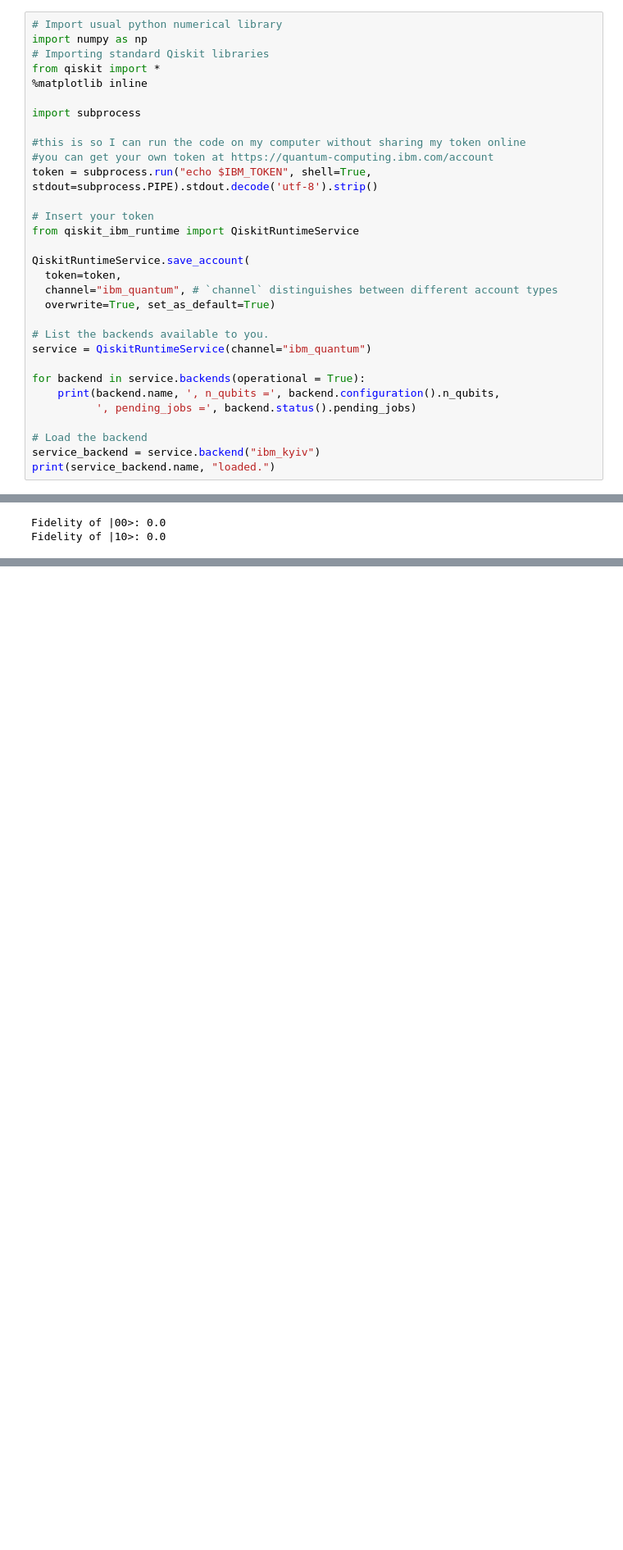
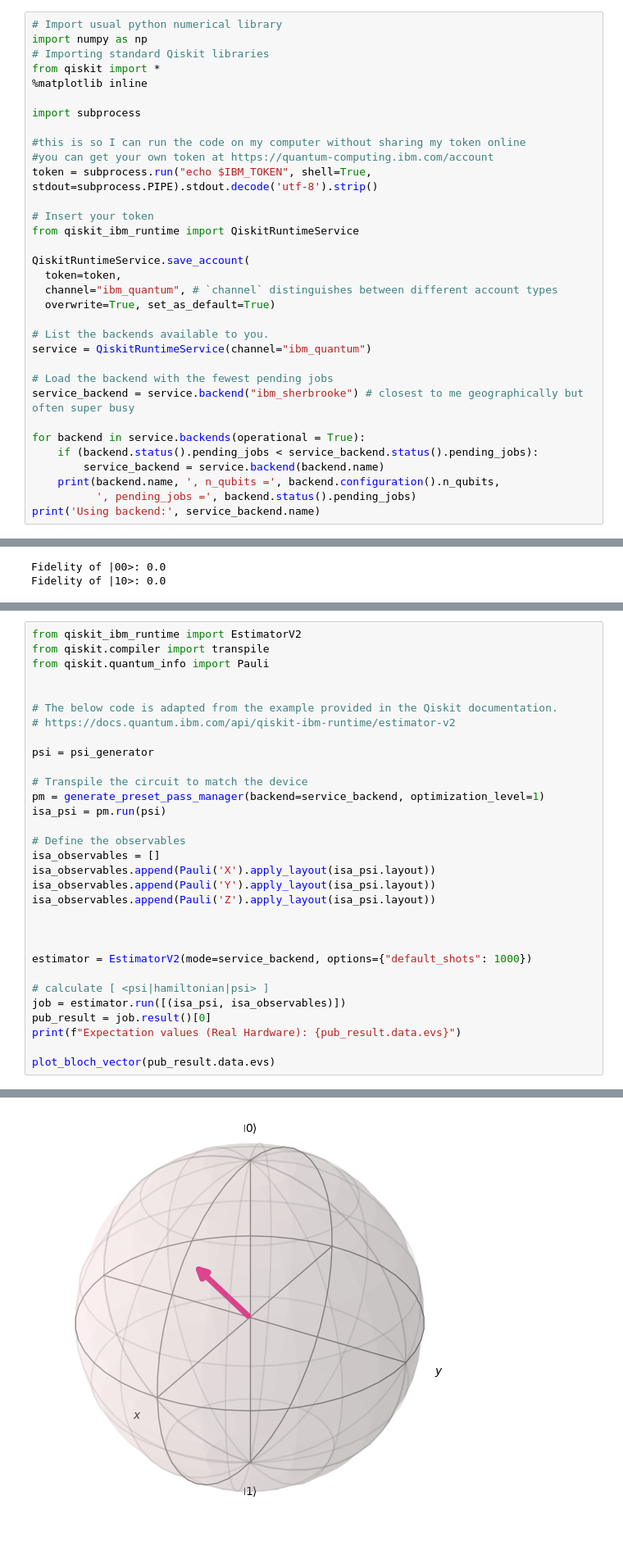
Before and after one commit to isaac-preyser/PHYS223, a Jupyter notebook: assignments/a5/a5.ipynb, the cells around one changed output, grey strips where cells are left out. Shown at 82% size. Cells and saved outputs as stored; diff of their text form; blank space fills up the shorter version.

```diff
--- a/assignments/a5/a5.ipynb
+++ b/assignments/a5/a5.ipynb
@@ -36,11 +36,13 @@ QiskitRuntimeService.save_account(
 # List the backends available to you.
 service = QiskitRuntimeService(channel="ibm_quantum")
 
+# Load the backend with the fewest pending jobs
+service_backend = service.backend("ibm_sherbrooke") # closest to me geographically but often super busy
+
 for backend in service.backends(operational = True):
+    if (backend.status().pending_jobs < service_backend.status().pending_jobs):
+        service_backend = service.backend(backend.name)
     print(backend.name, ', n_qubits =', backend.configuration().n_qubits,
           ', pending_jobs =', backend.status().pending_jobs)
-
-# Load the backend
-service_backend = service.backend("ibm_kyiv")
-print(service_backend.name, "loaded.")
+print('Using backend:', service_backend.name)
 # %% [output]
@@ -395,0 +426,32 @@ Expectation values: 0.7071067811865476 0.0 0.7071067811865475
+# %%
+from qiskit_ibm_runtime import EstimatorV2
+from qiskit.compiler import transpile
+from qiskit.quantum_info import Pauli
+
+
+# The below code is adapted from the example provided in the Qiskit documentation.
+# https://docs.quantum.ibm.com/api/qiskit-ibm-runtime/estimator-v2
+
+psi = psi_generator
+
+# Transpile the circuit to match the device
+pm = generate_preset_pass_manager(backend=service_backend, optimization_level=1)
+isa_psi = pm.run(psi)
+
+# Define the observables
+isa_observables = []
+isa_observables.append(Pauli('X').apply_layout(isa_psi.layout))
+isa_observables.append(Pauli('Y').apply_layout(isa_psi.layout))
+isa_observables.append(Pauli('Z').apply_layout(isa_psi.layout))
+
+
+
+estimator = EstimatorV2(mode=service_backend, options={"default_shots": 1000})
+
+# calculate [ <psi|hamiltonian|psi> ]
+job = estimator.run([(isa_psi, isa_observables)])
+pub_result = job.result()[0]
+print(f"Expectation values (Real Hardware): {pub_result.data.evs}")
+
+plot_bloch_vector(pub_result.data.evs)
+# %% [output]
@@ -395,0 +459 @@ Expectation values: 0.7071067811865476 0.0 0.7071067811865475
+[figure, added]
```
Also changed, not shown: parts of 7 cells of this notebook.
